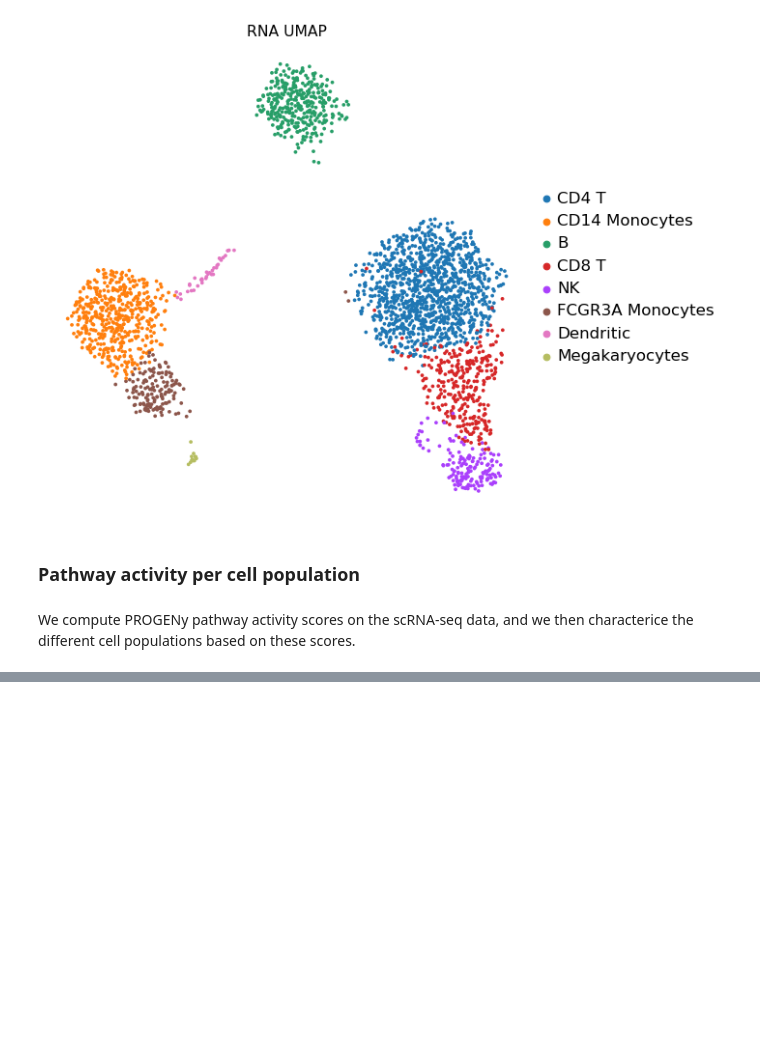
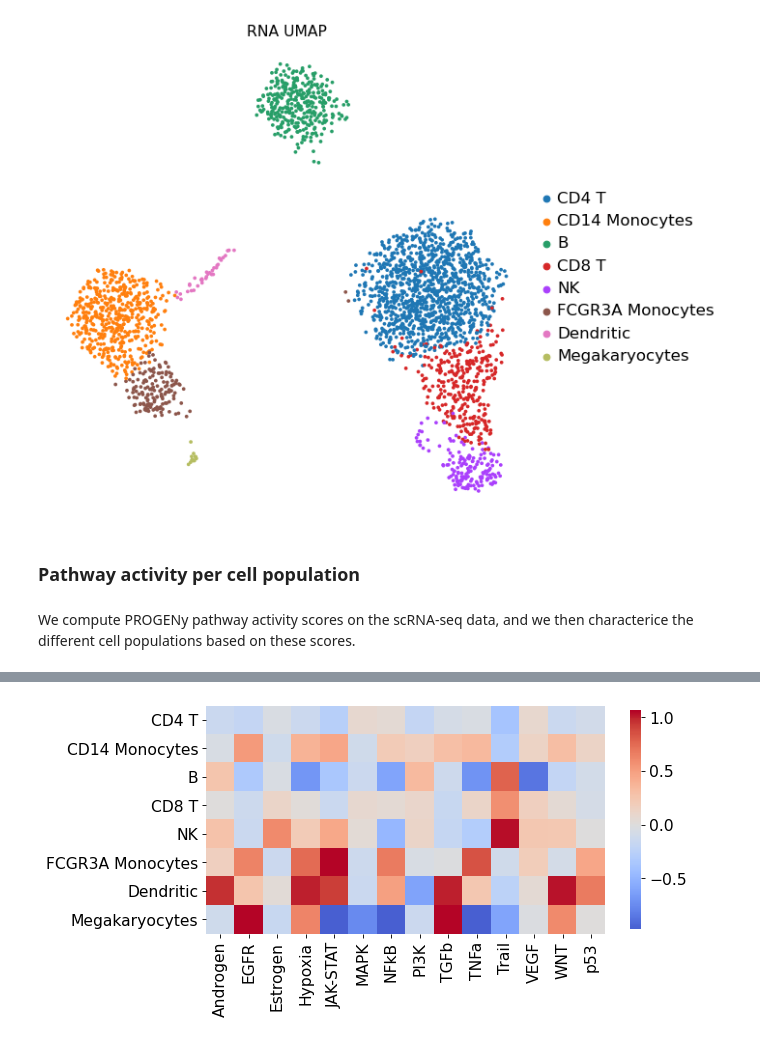
Before and after one commit to saezlab/progeny-py, a Jupyter notebook: example/single_cell_vignette.ipynb, the cells around one changed output, grey strips where cells are left out. Cells and saved outputs as stored; diff of their text form; code cells hidden in the pictures; blank space fills up the shorter version.

Commit message:
Moved progeny to scanpy obsm

```diff
--- a/example/single_cell_vignette.ipynb
+++ b/example/single_cell_vignette.ipynb
@@ -104,6 +104,4 @@ sc.pl.umap(adata, color='leiden', title='RNA UMAP',
 # %% [markdown]
 We compute PROGENy pathway activity scores on the scRNA-seq data, and we then characterice the different cell populations based on these scores.
 # %%
-pw_adata = progeny.run(adata, scale=True, organism="Human", top=100)
-# We transfer the labels found in the previous clustering
-pw_adata.obs["cell_type"] = adata.obs.leiden
+progeny.run(adata, scale=True, organism="Human", top=100)
@@ -121,0 +108,4 @@ WARNING: dendrogram data not found (using key=dendrogram_cell_type). Running `sc
+# %%
+progeny.plot_matrixplot(adata, 'leiden')
+# %% [output]
+[figure, added]
```
Also changed, not shown: parts of 1 cell of this notebook, 2 other files.
